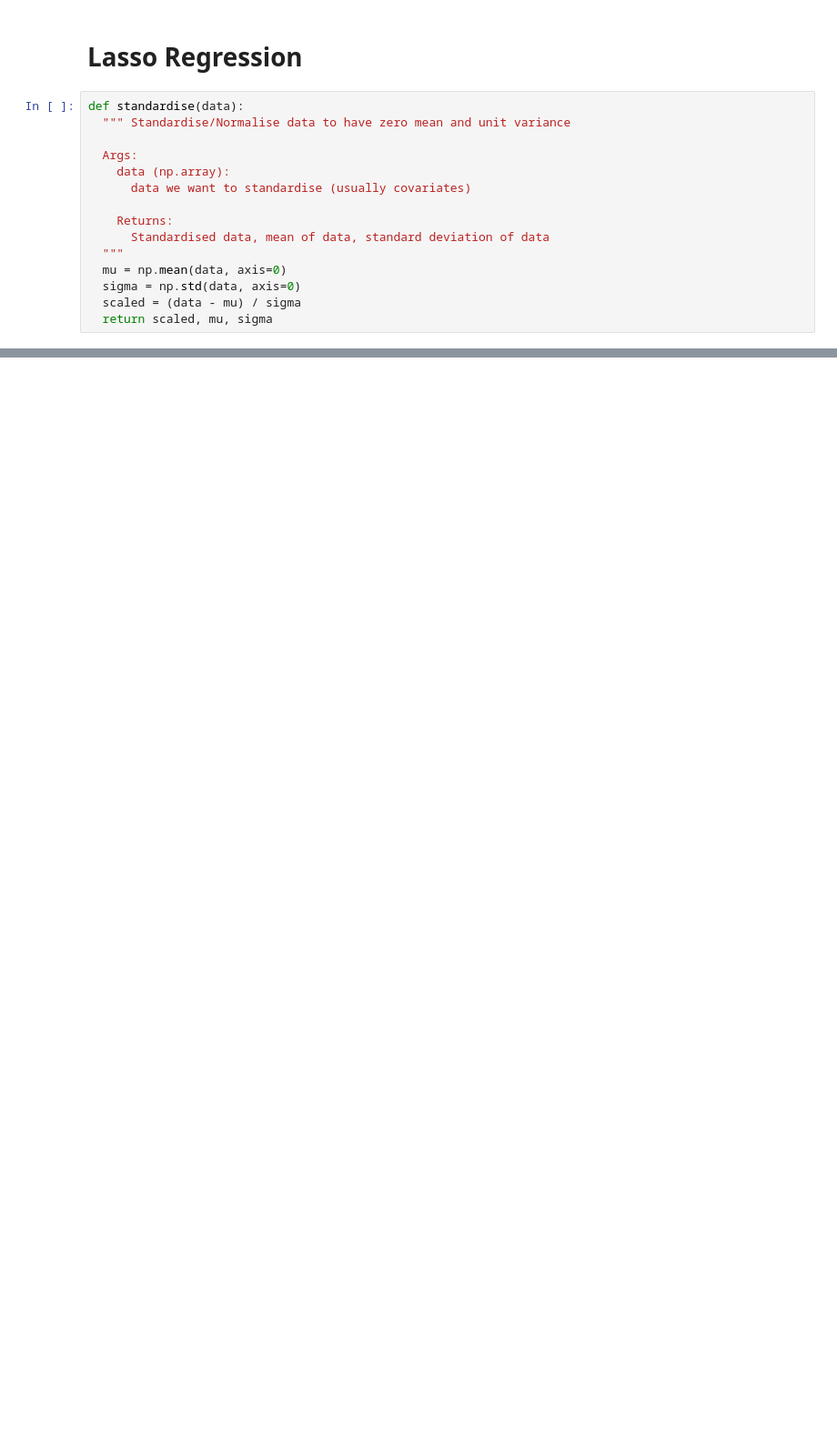
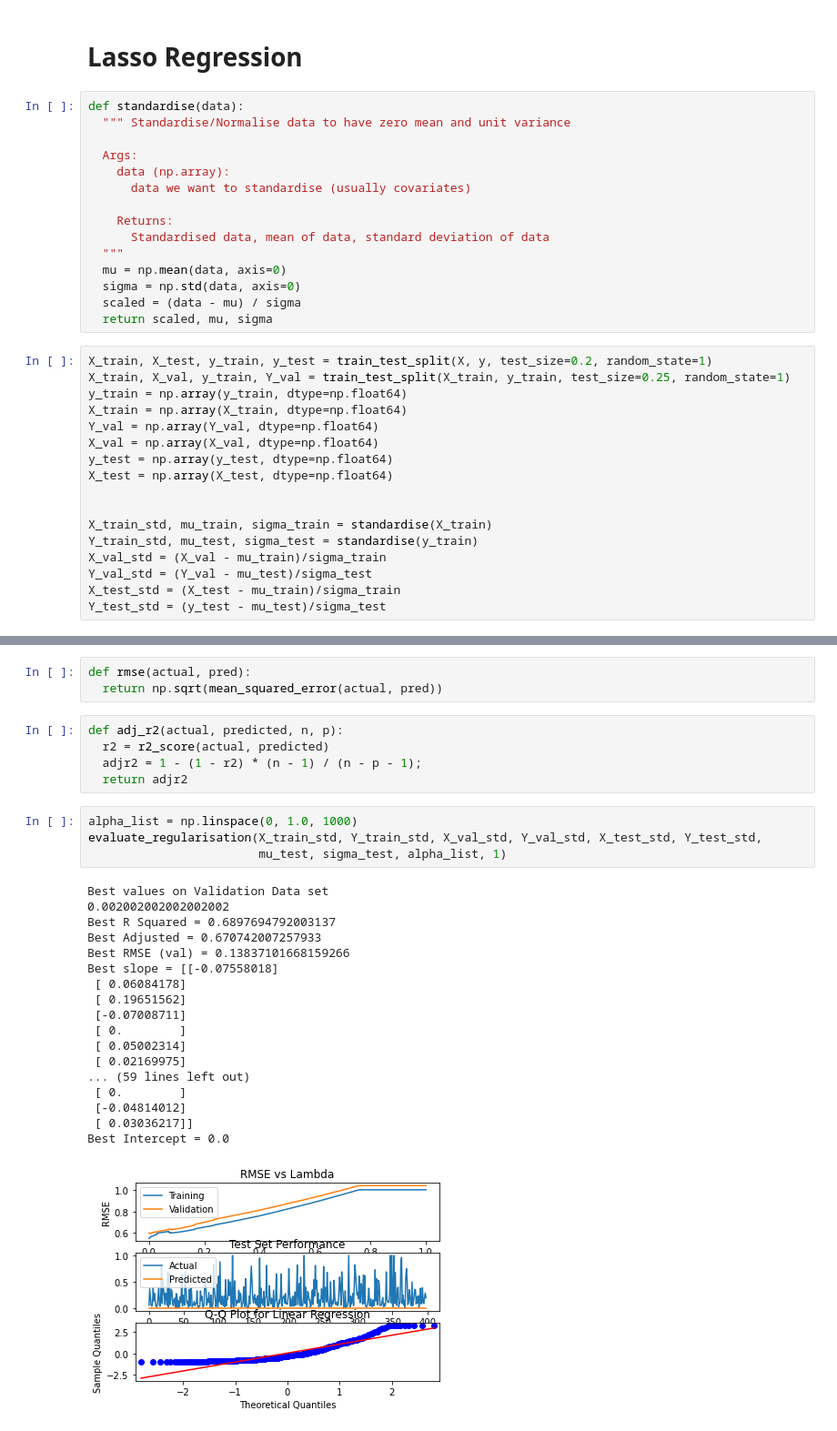
Before and after one commit to Jackhu-gc/CAB420Assignment1A, a Jupyter notebook: CAB420AssQ1.ipynb, the cells around one changed output, grey strips where cells are left out. Shown at 91% size. Drawn from its saved outputs; the diff is of its cells as text; blank space fills up the shorter version.

```diff
--- a/CAB420AssQ1.ipynb
+++ b/CAB420AssQ1.ipynb
@@ -200,3 +249,20 @@ def standardise(data):
   sigma = np.std(data, axis=0)
   scaled = (data - mu) / sigma
   return scaled, mu, sigma
+# %%
+X_train, X_test, y_train, y_test = train_test_split(X, y, test_size=0.2, random_state=1)
+X_train, X_val, y_train, Y_val = train_test_split(X_train, y_train, test_size=0.25, random_state=1)
+y_train = np.array(y_train, dtype=np.float64)
+X_train = np.array(X_train, dtype=np.float64)
+Y_val = np.array(Y_val, dtype=np.float64)
+X_val = np.array(X_val, dtype=np.float64)
+y_test = np.array(y_test, dtype=np.float64)
+X_test = np.array(X_test, dtype=np.float64)
+
+
+X_train_std, mu_train, sigma_train = standardise(X_train)
+Y_train_std, mu_test, sigma_test = standardise(y_train)
+X_val_std = (X_val - mu_train)/sigma_train
+Y_val_std = (Y_val - mu_test)/sigma_test
+X_test_std = (X_test - mu_train)/sigma_train
+Y_test_std = (y_test - mu_test)/sigma_test
@@ -202,0 +343,31 @@ def standardise(data):
+# %%
+def rmse(actual, pred):
+  return np.sqrt(mean_squared_error(actual, pred))
+# %%
+def adj_r2(actual, predicted, n, p):
+  r2 = r2_score(actual, predicted)
+  adjr2 = 1 - (1 - r2) * (n - 1) / (n - p - 1);
+  return adjr2
+# %%
+alpha_list = np.linspace(0, 1.0, 1000)
+evaluate_regularisation(X_train_std, Y_train_std, X_val_std, Y_val_std, X_test_std, Y_test_std,
+                        mu_test, sigma_test, alpha_list, 1)
+# %% [output]
+Best values on Validation Data set
+0.002002002002002002
+Best R Squared = 0.6897694792003137
+Best Adjusted = 0.670742007257933
+Best RMSE (val) = 0.13837101668159266
+Best slope = [[-0.07558018]
+ [ 0.06084178]
+ [ 0.19651562]
+ [-0.07008711]
+ [ 0.        ]
+ [ 0.05002314]
+ [ 0.02169975]
+... (59 lines left out)
+ [ 0.        ]
+ [-0.04814012]
+ [ 0.03036217]]
+Best Intercept = 0.0
+[figure, added]
```
Also changed, not shown: parts of 9 cells of this notebook.
